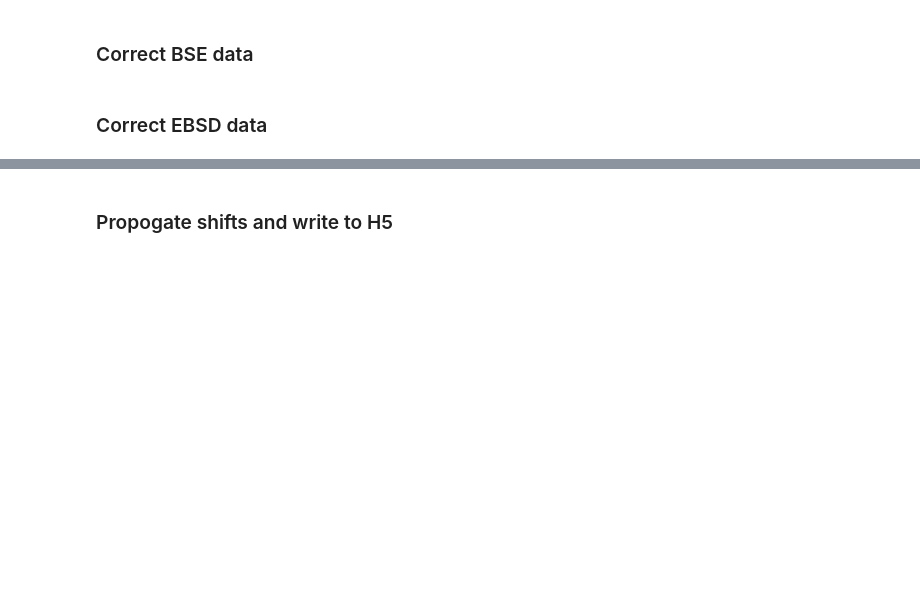
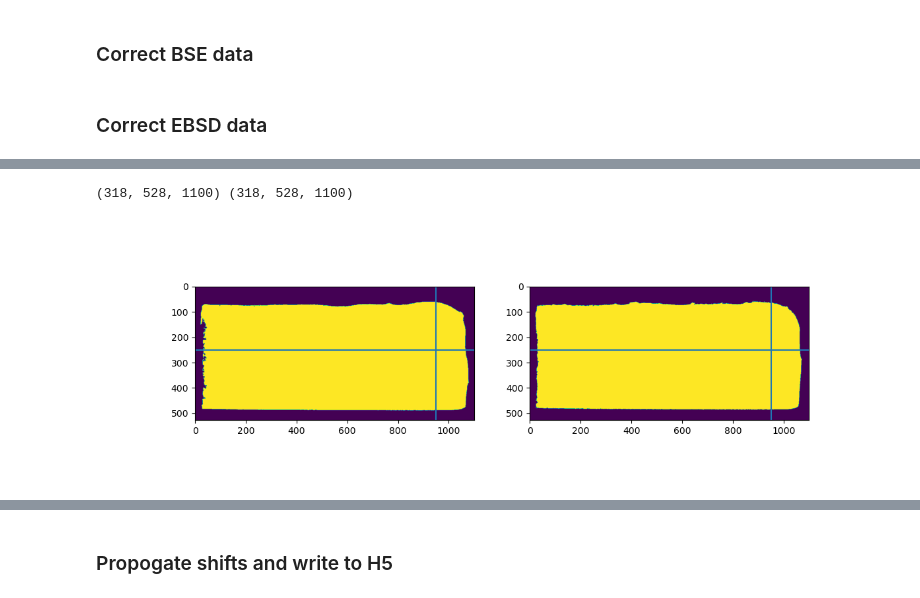
Before and after one commit to lambjames18/EBSD-Correction, a Jupyter notebook: cropping.ipynb, the cells around one changed output, grey strips where cells are left out. Cells and saved outputs as stored; diff of their text form; code cells hidden in the pictures; blank space fills up the shorter version.

```diff
--- a/cropping.ipynb
+++ b/cropping.ipynb
@@ -165,6 +196,20 @@ def apply_shifts(shifts, array):
         old_slc, new_slc = get_slice(shifts[i,1], shifts[i,0])
         new_array[i][new_slc] = array[i][old_slc]
     return new_array
+
+
+def pick_row_col(s0:np.ndarray, s1:np.ndarray, row:tuple | int, col: tuple | int, z: int=0) -> None:
+    plt.close("all")
+    fig = plt.figure(figsize=(12,4))
+    ax1 = fig.add_subplot(121)
+    ax1.imshow(s0[z])
+    ax1.axvline(col[0])
+    ax1.axhline(row[0])
+    ax2 = fig.add_subplot(122)
+    ax2.imshow(s1[z])
+    ax2.axvline(col[1])
+    ax2.axhline(row[1])
+    plt.show()
 # %%
 h5 = h5py.File("D:/Research/CoNi_16/Data/3D/CoNi16_basic.dream3d", 'r')
 data = h5["DataContainers/ImageDataContainer/CellData/Mask"][:,:,:,0]
@@ -188,8 +258,10 @@ print(ebsd.shape)
 # %%
 # Get bse data
-bse_folder = "D:/Research/CoNI_16/Data/3D/BSE/small/"
+bse_folder = "D:/Research/CoNi_TFS/Data/3D/BSE/small/"
 paths = sorted([path for path in os.listdir(bse_folder) if ".tiff" in path], key=lambda x: int(x.replace(".tiff","")))
-bse_imgs_raw = np.array([io.imread(bse_folder+path, as_gray=True) for path in paths])
+bse_imgs_small = np.array([io.imread(bse_folder+path, as_gray=True) for path in paths])
+for i in range(bse_imgs_small.shape[0]):
+    imageio.imsave(f"D:/Research/CoNi_TFS/Data/3D/BSE/small/{i}.tiff", bse_imgs_small[i, ::-1, ::-1])
 # %% [markdown]
 ### Correct BSE data
 # %%
@@ -290,0 +278,7 @@ diff_total[:, 0] += 10
+# %%
+reference = np.array([mask_filled[0] for i in range(mask_filled.shape[0])])
+print(reference.shape, bse_imgs_small.shape)
+pick_row_col(reference, mask_filled, row=(250, 250), col=(950, 950), z=47)
+# %% [output]
+(318, 528, 1100) (318, 528, 1100)
+[figure, added]
```
Also changed, not shown: parts of 7 cells of this notebook, 15 other files.
